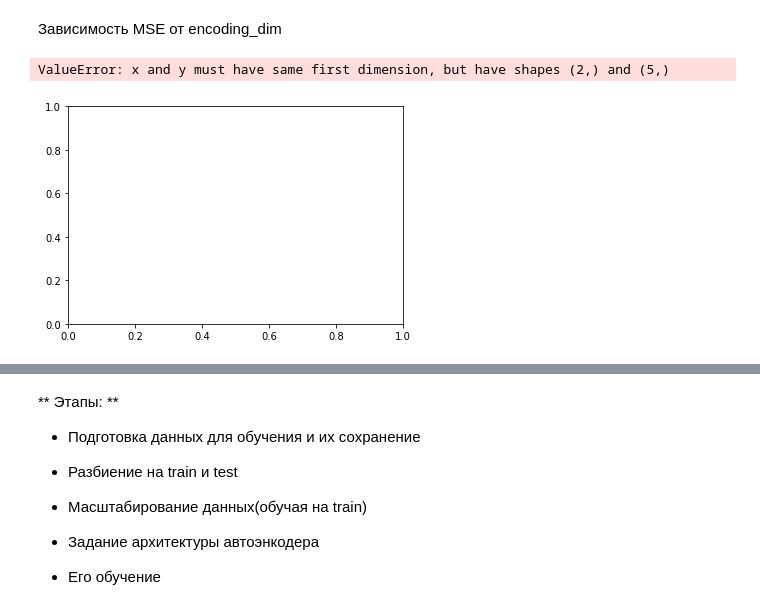
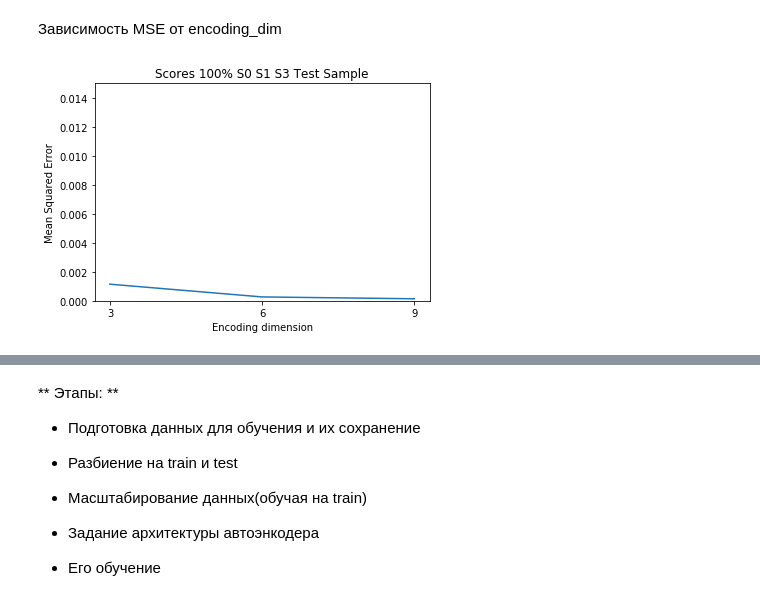
Before and after one commit to weissercn/LHCb_PID_Compression, a Jupyter notebook: train_and_test_autoencoders.ipynb, the cells around one changed output, grey strips where cells are left out. Cells and saved outputs as stored; diff of their text form; code cells hidden in the pictures.

```diff
--- a/train_and_test_autoencoders.ipynb
+++ b/train_and_test_autoencoders.ipynb
@@ -404,7 +422,7 @@ TYPE = "" # 100% of the data. To determine the real performance of the cross che
 
 pids = ['a', 'b', 'c', 'd', 'e']
 
-retain_dict = pickle.load( open( "retain_dict_{}.p".format(TYPE), "rb" ) )
+retain_dict = pickle.load( open( "retain_dict_new_{}.p".format(TYPE), "rb" ) )
 test_input = retain_dict.pop("test_input")
 test_input_dec = retain_dict.pop("test_input_dec")
 test_aux = retain_dict.pop("test_aux")
@@ -492,17 +531,16 @@ KeyError: 9
 # %%
 # Plotting the training loss (linear plot)
 # The error stops decreasing dramatically after the encoding dimension is the number of independent variables.
 plt.plot(l_encoding_dim, l_score)
 plt.title("Scores 100% S0 S1 S3 Test Sample")
 plt.xlabel("Encoding dimension")
 plt.ylabel("Mean Squared Error")
 plt.xticks(l_encoding_dim)
-#plt.ylim(0, max(l_score)*1.2)
+plt.ylim(0, max(l_score)*1.2)
 plt.ylim(0, 0.015)
 plt.savefig("./img/scores_{}.png".format(TYPE))
 # %% [output]
-ValueError: x and y must have same first dimension, but have shapes (2,) and (5,)
-[figure, old version]
+[figure, new version]
 # %%
 # Plotting the training loss (log plot)
 # The error stops decreasing dramatically after the encoding dimension is the number of independent variables.
```
Also changed, not shown: parts of 24 cells of this notebook, 5 other files.
